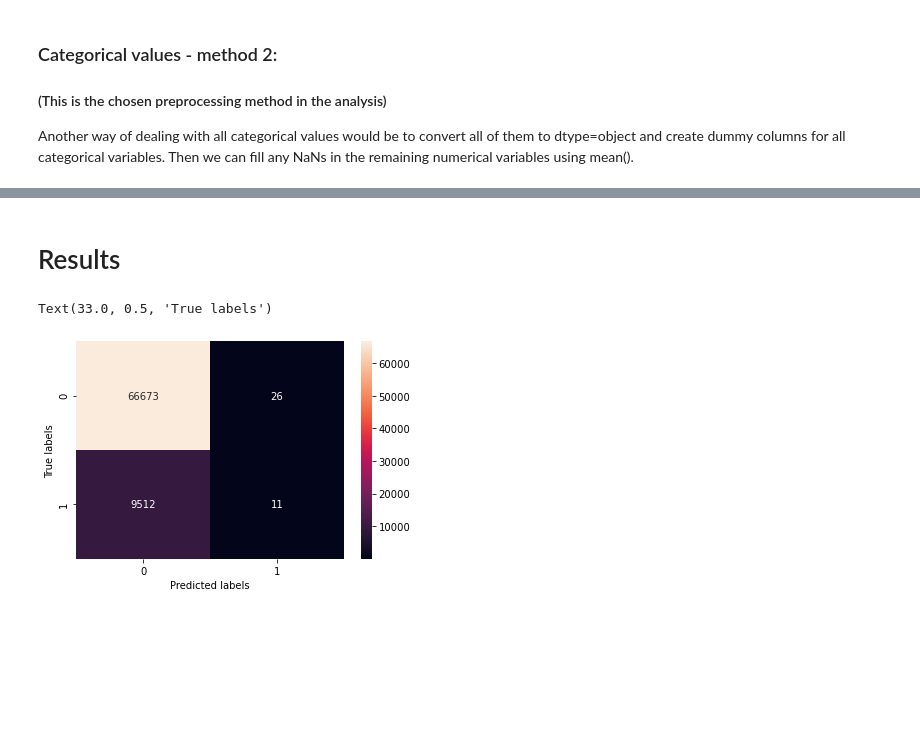
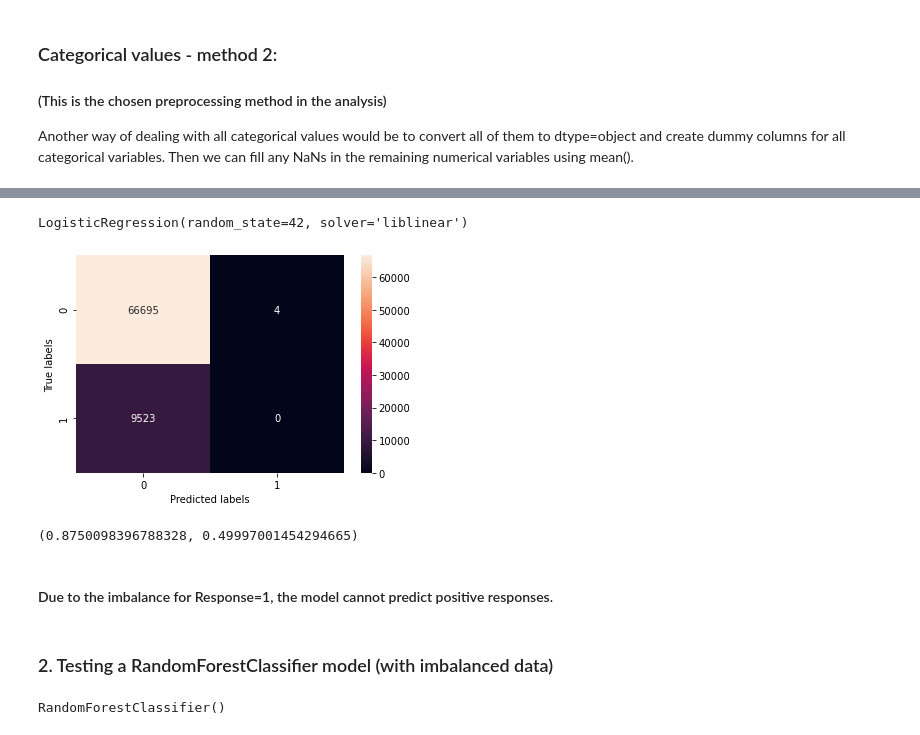
Before and after one commit to asyntychaki/Health-Insurance-Cross-Sell, a Jupyter notebook: 4-Predicting-Response.ipynb, the cells around one changed output, grey strips where cells are left out. Saved outputs shown, nothing was run; the diff lists cells and outputs as text; code cells hidden in the pictures; blank space fills up the shorter version.

```diff
--- a/4-Predicting-Response.ipynb
+++ b/4-Predicting-Response.ipynb
@@ -128,32 +147,40 @@ X_test = df_test.copy()
 # %%
 # Scaling data for LogisticRegression
 
-from sklearn.preprocessing import StandardScaler
-scaler = StandardScaler()
-X_train = scaler.fit_transform(X_train)
-X_val = scaler.transform(X_val)
-X_test = scaler.transform(X_test)
+#from sklearn.preprocessing import StandardScaler
+#scaler = StandardScaler()
+#X_train = scaler.fit_transform(X_train)
+#X_val = scaler.transform(X_val)
+#X_test = scaler.transform(X_test)
 # %%
 # 7. Instantiate model
-
-model = LogisticRegression(solver='liblinear',random_state=42) # For binary classification
+model1 = LogisticRegression(solver='liblinear',random_state=42) # For binary classification
 # %%
 # 8. Fit to model
-model.fit(X_train, y_train)
+model1.fit(X_train, y_train)
+# %% [output]
+LogisticRegression(random_state=42, solver='liblinear')
-# %% [markdown]
-# Results
 # %%
 # 9. Predict using validation set
-
-y_val_preds = model.predict(X_val)
-y_val_probs = model.predict_proba(X_val)[:,1]
-#y_val_probs = pd.DataFrame(model.predict_proba(X_val)[:,1])
+preds1 = model1.predict(X_val)
+probs1 = model1.predict_proba(X_val)[:,1]
 # %%
-matrix = confusion_matrix(y_val, y_val_preds)
-ax= plt.subplot()
-sns.heatmap(matrix, annot=True, ax = ax, fmt='g')
-ax.set_xlabel('Predicted labels')
-ax.set_ylabel('True labels')
+# 10. Confusion matrix
+matrix1 = confusion_matrix(y_val, preds1)
+ax = plt.subplot();
+sns.heatmap(matrix1, annot=True, ax = ax, fmt='g');
+ax.set_xlabel('Predicted labels');
+ax.set_ylabel('True labels');
 # %% [output]
-Text(33.0, 0.5, 'True labels')
-[figure, old version]
+[figure, new version]
+# %%
+# 11. Score model predictions
+score_acc1 = accuracy_score(y_val, preds1)
+score_roc1 = roc_auc_score(y_val, preds1) # Suggested Kaggle metric
+score_acc1, score_roc1
+# %% [output]
+(0.8750098396788328, 0.49997001454294665)
+# %% [markdown]
+#### Due to the imbalance for Response=1, the model cannot predict positive responses.
+# %% [markdown]
+### 2. Testing a RandomForestClassifier model (with imbalanced data)
@@ -159,0 +190,5 @@ Text(33.0, 0.5, 'True labels')
+# %%
+# 8. Fit to model
+model2.fit(X_train, y_train)
+# %% [output]
+RandomForestClassifier()
```
Also changed, not shown: parts of 26 cells of this notebook, 1 other file.
